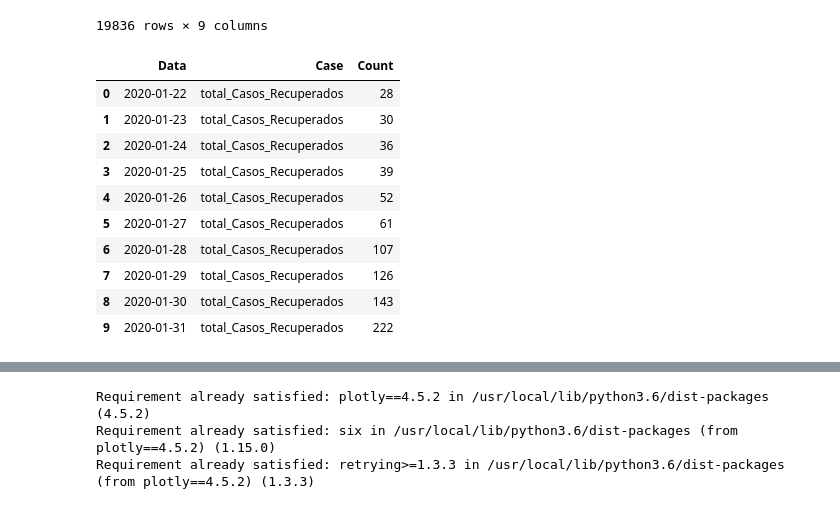
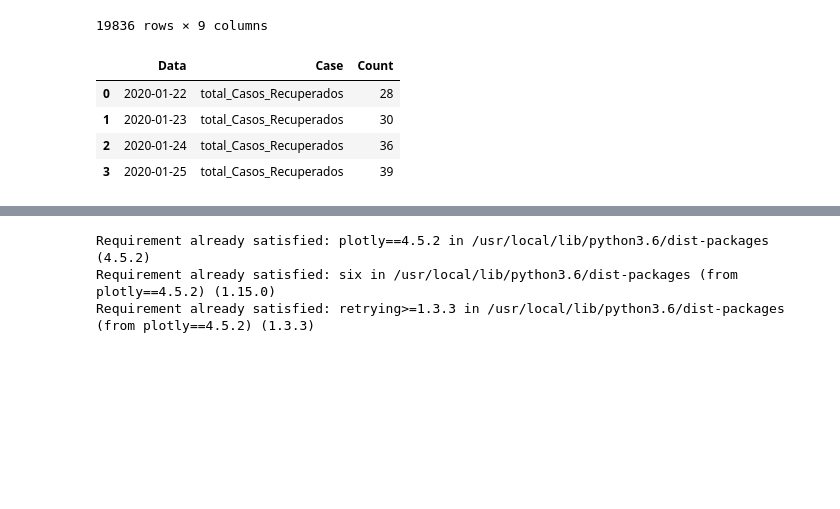
Before and after one commit to CarolBragaRJ/R4_SENACRJ_PROJETO_BIGDATA_NA_THREAD_DO_COVID_19, a Jupyter notebook: R4_AnaliseExploratoria_Covid_e_Mundo.ipynb, the cells around one changed output, grey strips where cells are left out. Saved outputs shown, nothing was run; the diff lists cells and outputs as text; code cells hidden in the pictures; blank space fills up the shorter version.

```diff
--- a/R4_AnaliseExploratoria_Covid_e_Mundo.ipynb
+++ b/R4_AnaliseExploratoria_Covid_e_Mundo.ipynb
@@ -844,19 +900,13 @@ df2
 | 19835 |  | Sao Tome and Principe | 0.18636 | 6.613081 | 2020-04-06 | 4 | 0 | ... |
 19836 rows × 9 columns
 # %%
-temp.head(10)
+temp.head(4)
 # %% [output]
 |  | Data | Case | Count |
 | 0 | 2020-01-22 | total_Casos_Recuperados | 28 |
 | 1 | 2020-01-23 | total_Casos_Recuperados | 30 |
 | 2 | 2020-01-24 | total_Casos_Recuperados | 36 |
 | 3 | 2020-01-25 | total_Casos_Recuperados | 39 |
-| 4 | 2020-01-26 | total_Casos_Recuperados | 52 |
-| 5 | 2020-01-27 | total_Casos_Recuperados | 61 |
-| 6 | 2020-01-28 | total_Casos_Recuperados | 107 |
-| 7 | 2020-01-29 | total_Casos_Recuperados | 126 |
-| 8 | 2020-01-30 | total_Casos_Recuperados | 143 |
-| 9 | 2020-01-31 | total_Casos_Recuperados | 222 |
 # %%
 # habilita modo offline
 from plotly.offline import plot, iplot, init_notebook_mode
```
Also changed, not shown: parts of 25 cells of this notebook.
